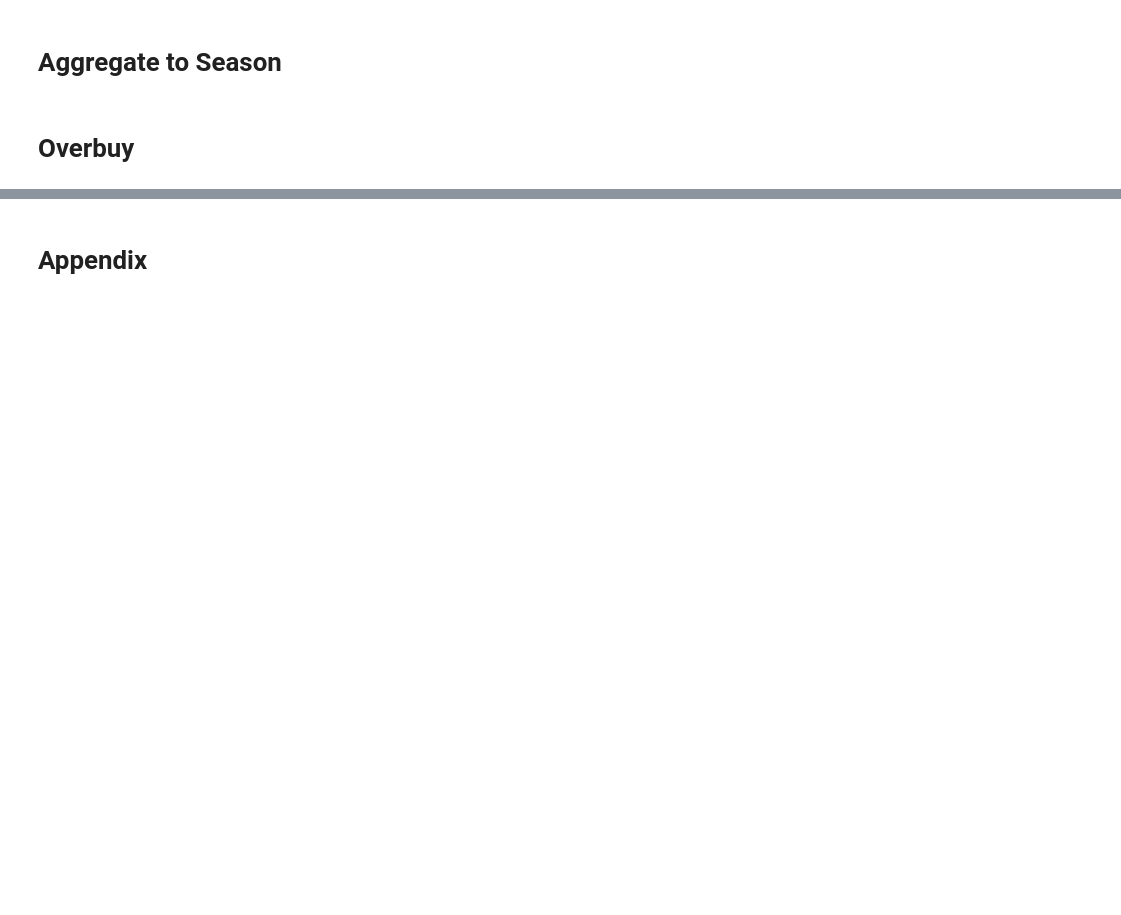
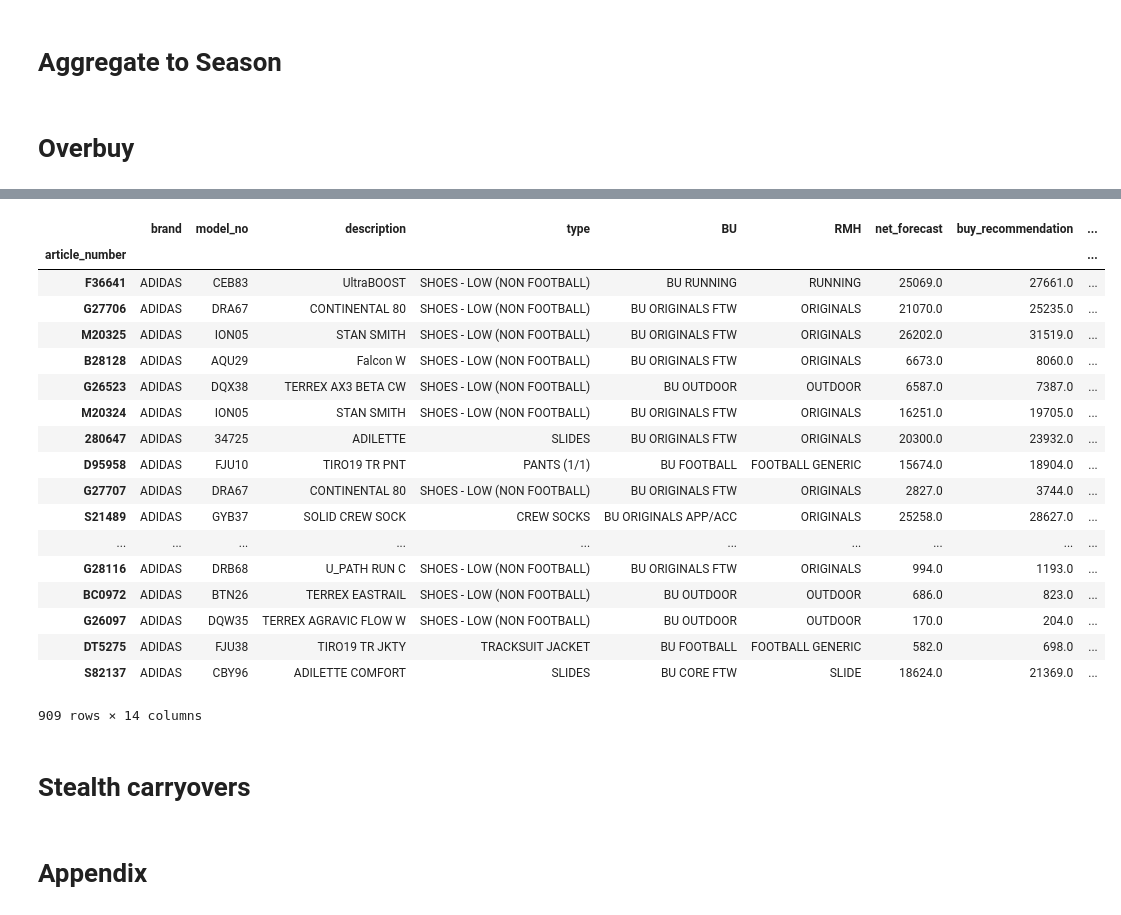
Before and after one commit to cwcomiskey/Misc, a Jupyter notebook: adidas/model_10Sept.ipynb, the cells around one changed output, grey strips where cells are left out. Drawn from its saved outputs; the diff is of its cells as text; code cells hidden in the pictures; blank space fills up the shorter version.

Commit message:
Columns names changed, new ones added

```diff
--- a/adidas/model_10Sept.ipynb
+++ b/adidas/model_10Sept.ipynb
@@ -611,3 +719,0 @@ preds_season['cost'] = preds_season['cost'].round(2)
-# %%
-# Use 20% buffer if y_hat < 1000
-preds_season['Opt_Ovb'] = np.where(preds_season.y_hat < 1000, preds_season.y_hat * 1.2, preds_season.Opt_Ovb)
@@ -616,3 +730,62 @@ preds_season[preds_season.y_hat > 1000].Pct_Overbuy.describe()
+# %%
+preds_season = preds_season[['article_number',
+                             'brand', 'model_no', 'description', 'type', 'BU', 'RMH',
+                             'net_forecast', 'buy_recommendation',
+                             'eCom_RMA1', 'impact',
+                             'FW19_total_ecom_SO', 'FW19_total_market_FC', 'FW19_total_ecom_RDP']]
+# %%
+for c in preds_season.columns:
+    if type(preds_season[c][1]) == np.float64:
+        preds_season[c] = preds_season[c].fillna(0).astype(int)
+# %%
+# ---- Comments ----
+
+preds_season = preds_season.set_index('article_number')
+
+preds_season['notes'] = '-'
+preds_season.loc['EF0371', 'notes'] = 'Short FW19; our forecast assumes full FW20, with performance on par with observed FW19'
+preds_season.loc['ED7679', 'notes'] = 'Typo? Article being replaced? Double check this one.'
+preds_season.loc['DP2401', 'notes'] = 'Our forecast much higher--are there article changes/action we do not know about??'
+
+preds_season.loc['DP2389', 'notes'] = 'Big decline expected by eCom for a reason unknown to DAA.'
+preds_season.loc['DZ9414', 'notes'] = 'Huge discrepancy, probably a separate buyer strategy, but worth double-checking.'
+preds_season.loc['DP2386', 'notes'] = 'eCom buy indicates a big decline is expected; presumably eCom has plans/changes not incorporated into our forecast'
+preds_season.loc['DV1555', 'notes'] = 'eCom forecast ~5x DAA forecast. Negative sales trend over the last 10 months, but perhaps eCom has reason to expect such a large increase.'
+preds_season.loc['DZ9415', 'notes'] = 'eCom forecast ~5x DAA forecast. eCom forecasts substantial increase. Noteworthy decreasing pattern so far this season, which admittedly not be significant. In any event, we assume there is justification for this projected increase, but double check.'
+preds_season.loc['DZ9416', 'notes'] = 'eCom forecast ~5x DAA forecast. eCom forecasts substantial increase. We assume there is justification for this projected increase, but it seemed worth mentioning.'
+preds_season.loc['EE7570', 'notes'] = 'Short FW19, so not a lot of data to work with. Our forecast assumes full FW20, with performance on par with observed FW19'
+preds_season.loc['DZ9357', 'notes'] = 'Solid FW19 so far, with a positive trend, but eCom forecast is 4x DAA forecast. We do not have information suggest this increase, but perhaps eCom does.'
+preds_season.loc['CM7492', 'notes'] = 'Decent sales so far, with hopefully a strong end to FW19 (as in FW18). Our forecast is 4x eCom forecast, so perhaps there is information we do not have about the rest of this season or the next.'
+preds_season.loc['DZ9346', 'notes'] = 'Not many observed weeks to go on, but our forecast is much lower than eCom; if I recall there are strategies that explain intentional big overbuys on items like socks?'
+preds_season.loc['DZ9356', 'notes'] = 'Not many observed weeks to go on, but our forecast is much lower than eCom; if I recall there are strategies that explain intentional big overbuys on items like socks?'
+preds_season.loc['DP2419', 'notes'] = 'Seemingly solid FW19 so far; is there reason for eCom to expect a decline?'
+preds_season.loc['DZ9355', 'notes'] = 'Big buy; if I recall there are strategies that explain intentional big overbuys on items like socks?'
+preds_season.loc['F36641', 'notes'] = 'Only a handful of observed weeks of FW19, but forecast assumes FULL availability throughout FW20'
+preds_season.loc['G27706', 'notes'] = 'While SS19 was strong, FW19 numbers are more modest, and the forecast reflects this.'
+# preds_season.loc['F36641', 'notes'] =
+# preds_season.loc['F36641', 'notes'] =
+# preds_season.loc['F36641', 'notes'] =
+# preds_season.loc['DP2401', 'notes']
 # %%
-preds_season.head()
+preds_season
+# %% [output]
+|  | brand | model_no | description | type | BU | RMH | net_forecast | buy_recommendation | ... |
+| article_number |  |  |  |  |  |  |  |  | ... |
+| F36641 | ADIDAS | CEB83 | UltraBOOST | SHOES - LOW (NON FOOTBALL) | BU RUNNING | RUNNING | 25069.0 | 27661.0 | ... |
+| G27706 | ADIDAS | DRA67 | CONTINENTAL 80 | SHOES - LOW (NON FOOTBALL) | BU ORIGINALS FTW | ORIGINALS | 21070.0 | 25235.0 | ... |
+| M20325 | ADIDAS | ION05 | STAN SMITH | SHOES - LOW (NON FOOTBALL) | BU ORIGINALS FTW | ORIGINALS | 26202.0 | 31519.0 | ... |
+| B28128 | ADIDAS | AQU29 | Falcon W | SHOES - LOW (NON FOOTBALL) | BU ORIGINALS FTW | ORIGINALS | 6673.0 | 8060.0 | ... |
+| G26523 | ADIDAS | DQX38 | TERREX AX3 BETA CW | SHOES - LOW (NON FOOTBALL) | BU OUTDOOR | OUTDOOR | 6587.0 | 7387.0 | ... |
+| M20324 | ADIDAS | ION05 | STAN SMITH | SHOES - LOW (NON FOOTBALL) | BU ORIGINALS FTW | ORIGINALS | 16251.0 | 19705.0 | ... |
+| 280647 | ADIDAS | 34725 | ADILETTE | SLIDES | BU ORIGINALS FTW | ORIGINALS | 20300.0 | 23932.0 | ... |
+| D95958 | ADIDAS | FJU10 | TIRO19 TR PNT | PANTS (1/1) | BU FOOTBALL | FOOTBALL GENERIC | 15674.0 | 18904.0 | ... |
+| G27707 | ADIDAS | DRA67 | CONTINENTAL 80 | SHOES - LOW (NON FOOTBALL) | BU ORIGINALS FTW | ORIGINALS | 2827.0 | 3744.0 | ... |
+| S21489 | ADIDAS | GYB37 | SOLID CREW SOCK | CREW SOCKS | BU ORIGINALS APP/ACC | ORIGINALS | 25258.0 | 28627.0 | ... |
+| ... | ... | ... | ... | ... | ... | ... | ... | ... | ... |
+| G28116 | ADIDAS | DRB68 | U_PATH RUN C | SHOES - LOW (NON FOOTBALL) | BU ORIGINALS FTW | ORIGINALS | 994.0 | 1193.0 | ... |
+| BC0972 | ADIDAS | BTN26 | TERREX EASTRAIL | SHOES - LOW (NON FOOTBALL) | BU OUTDOOR | OUTDOOR | 686.0 | 823.0 | ... |
+| G26097 | ADIDAS | DQW35 | TERREX AGRAVIC FLOW W | SHOES - LOW (NON FOOTBALL) | BU OUTDOOR | OUTDOOR | 170.0 | 204.0 | ... |
+| DT5275 | ADIDAS | FJU38 | TIRO19 TR JKTY | TRACKSUIT JACKET | BU FOOTBALL | FOOTBALL GENERIC | 582.0 | 698.0 | ... |
+| S82137 | ADIDAS | CBY96 | ADILETTE COMFORT | SLIDES | BU CORE FTW | SLIDE | 18624.0 | 21369.0 | ... |
+909 rows × 14 columns
 # %%
@@ -629,0 +794,2 @@ plt.ylabel('Optimized Overbuy')
+# %% [markdown]
+# Stealth carryovers
```
Also changed, not shown: parts of 70 cells of this notebook.
